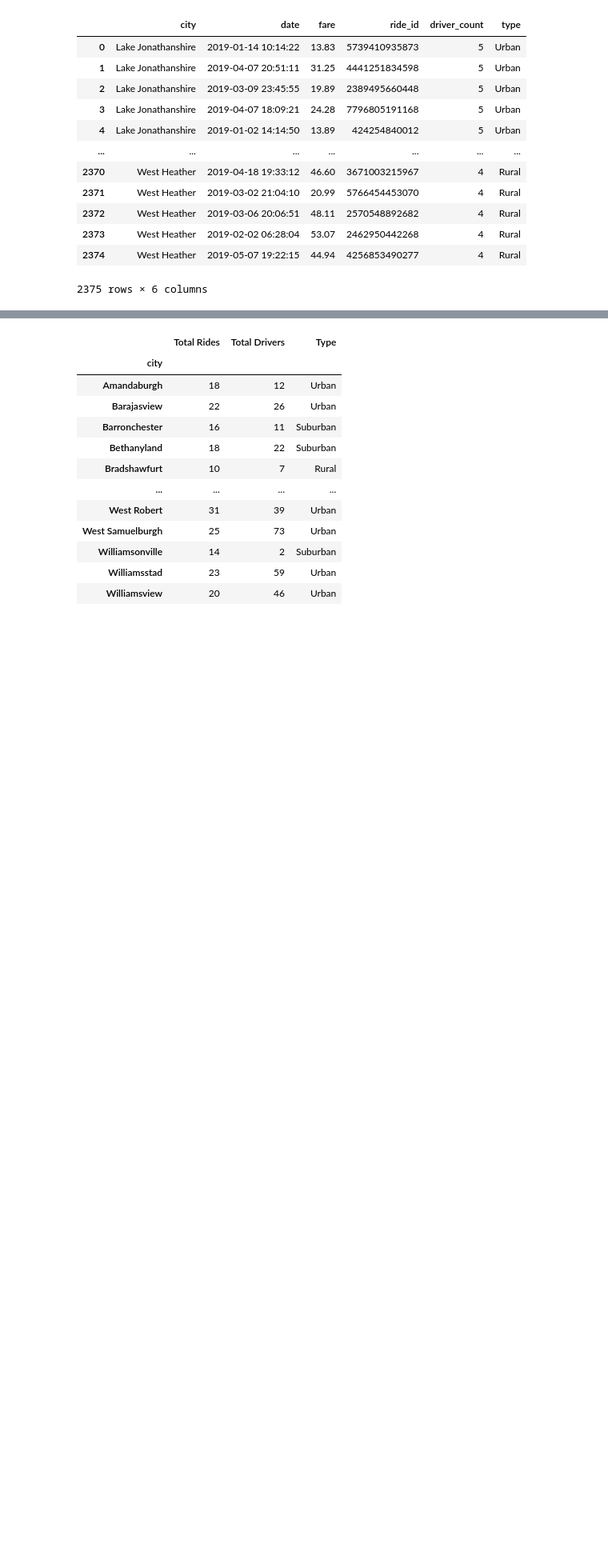
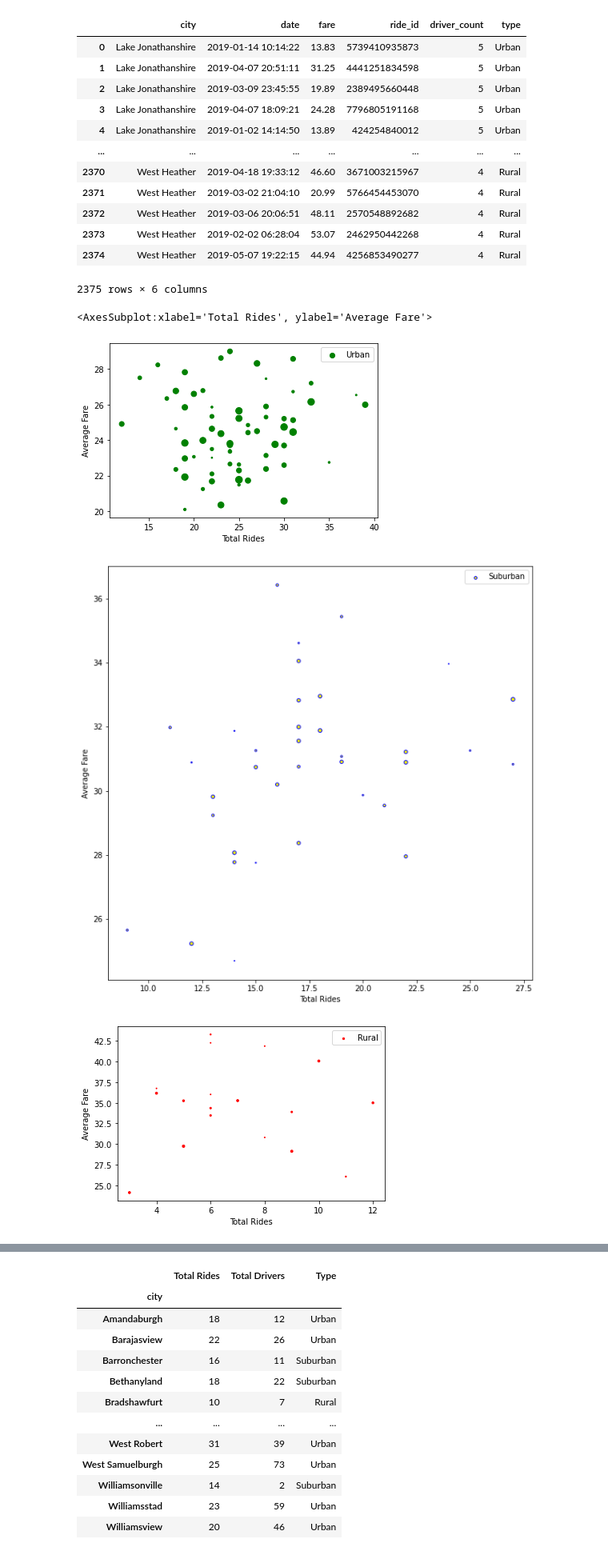
Before and after one commit to Bag0niku/PyBer_Analysis, a Jupyter notebook: Pyber.ipynb, the cells around one changed output, grey strips where cells are left out. Shown at 80% size. Cells and saved outputs as stored; diff of their text form; code cells hidden in the pictures; blank space fills up the shorter version.

Commit message:
creating scatterplots by city type

```diff
--- a/Pyber.ipynb
+++ b/Pyber.ipynb
@@ -55,6 +55,35 @@ all_data
 | 2373 | West Heather | 2019-02-02 06:28:04 | 53.07 | 2462950442268 | 4 | Rural |
 | 2374 | West Heather | 2019-05-07 19:22:15 | 44.94 | 4256853490277 | 4 | Rural |
 2375 rows × 6 columns
+# %%
+urban_cities_df = all_data[all_data['type'] == "Urban"]
+rural_cities_df = all_data[all_data['type'] == "Rural"]
+suburban_cities_df = all_data[all_data['type'] == "Suburban"]
+
+suburban_insights_df = pd.DataFrame()
+urban_insights_df = pd.DataFrame()
+rural_insights_df = pd.DataFrame()
+
+rural_insights_df['Total Rides'] = rural_cities_df.groupby(['city']).count()['ride_id']
+rural_insights_df['Total Drivers'] = city_data[city_data['type']=='Rural'].set_index('city')['driver_count']
+rural_insights_df['Average Fare'] = rural_cities_df.groupby(['city']).mean()['fare']
+
+urban_insights_df['Total Rides'] = urban_cities_df.groupby(['city']).count()['ride_id']
+urban_insights_df['Total Drivers'] = city_data[city_data['type']=='Urban'].set_index('city')['driver_count']
+urban_insights_df['Average Fare'] = urban_cities_df.groupby(['city']).mean()['fare']
+
+suburban_insights_df['Total Rides'] = suburban_cities_df.groupby(['city']).count()['ride_id']
+suburban_insights_df['Total Drivers'] = city_data[city_data['type']=='Suburban'].set_index('city')['driver_count']
+suburban_insights_df['Average Fare'] = suburban_cities_df.groupby(['city']).mean()['fare']
+
+urban_insights_df.plot.scatter(x='Total Rides', y='Average Fare', s='Total Drivers', color='green', label="Urban")
+suburban_insights_df.plot.scatter(x='Total Rides', y='Average Fare', s='Total Drivers', color='yellow', figsize=(10,10), edgecolor='blue', label="Suburban")
+rural_insights_df.plot.scatter(x='Total Rides', y='Average Fare', s='Total Drivers', color='red', label='Rural')
+# %% [output]
+<AxesSubplot:xlabel='Total Rides', ylabel='Average Fare'>
+[figure, added]
+[figure, added]
+[figure, added]
 # %%
 # city type, average fare, total drivers, total rides
 region_type_graph = pd.DataFrame()
```
Also changed, not shown: parts of 1 cell of this notebook.
